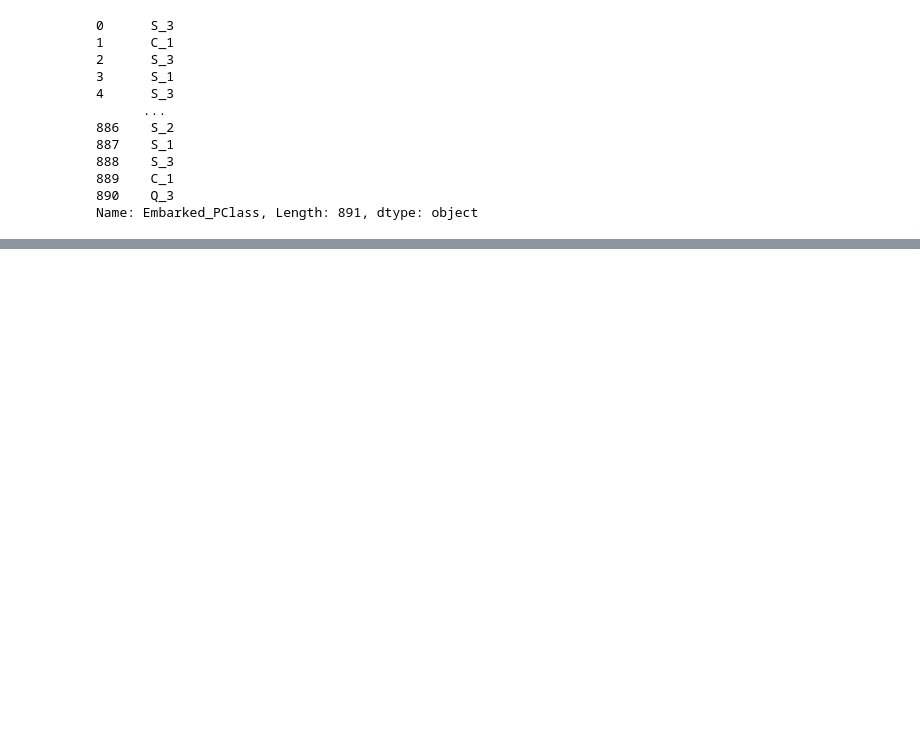
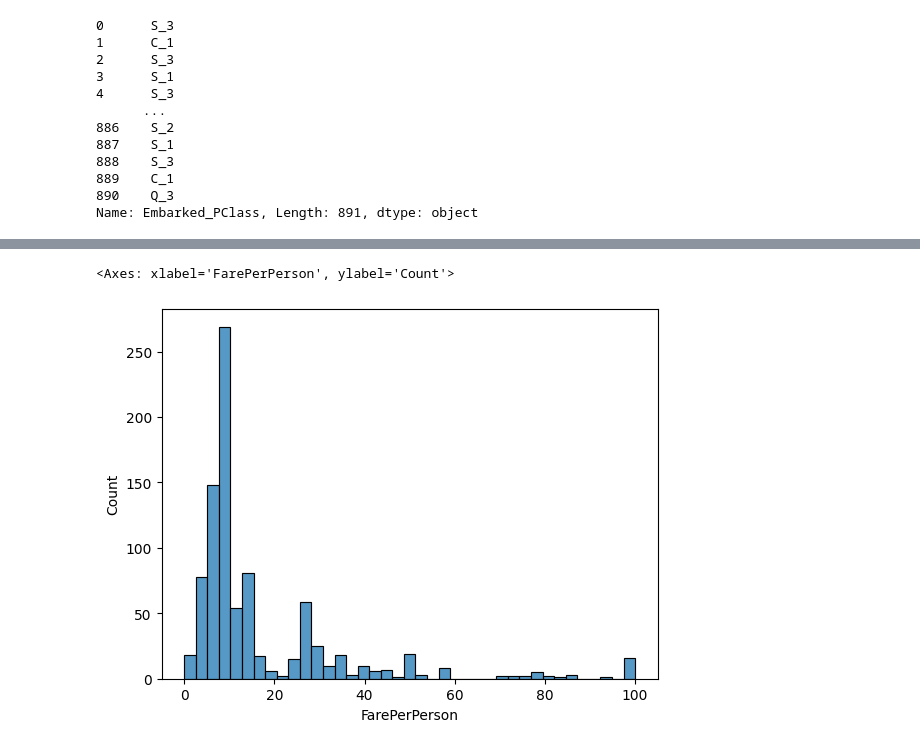
Before and after one commit to mehtasumit1007/TitanicPredictionModelling, a Jupyter notebook: Modelling_Main.ipynb, the cells around one changed output, grey strips where cells are left out. Saved outputs shown, nothing was run; the diff lists cells and outputs as text; code cells hidden in the pictures; blank space fills up the shorter version.

```diff
--- a/Modelling_Main.ipynb
+++ b/Modelling_Main.ipynb
@@ -436,0 +471,5 @@ Name: Embarked_PClass, Length: 891, dtype: object
+# %%
+sns.histplot(data = df_titanic, x = 'FarePerPerson')
+# %% [output]
+<Axes: xlabel='FarePerPerson', ylabel='Count'>
+[figure, added]
```
Also changed, not shown: parts of 10 cells of this notebook.
